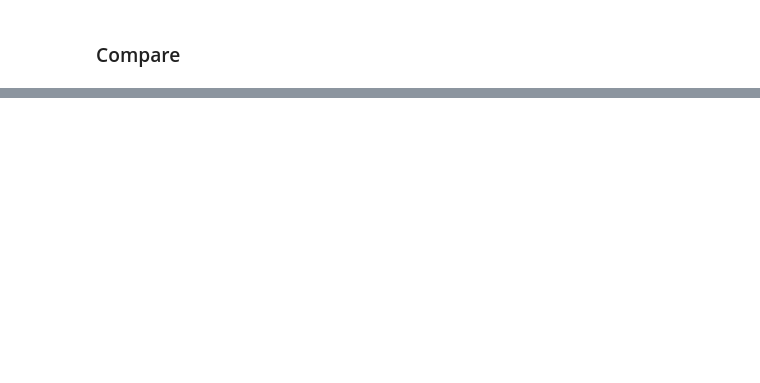
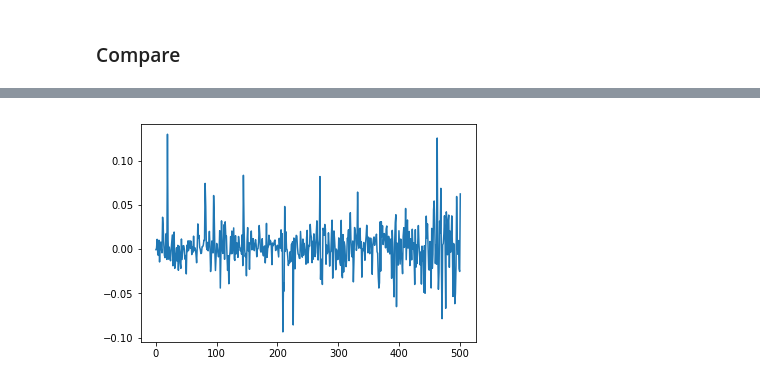
Before and after one commit to wywongbd/pairstrade-fyp-2019, a Jupyter notebook: jupyter-py/7a-Kalman-Filter-cointegration.ipynb, the cells around one changed output, grey strips where cells are left out. Drawn from its saved outputs; the diff is of its cells as text; code cells hidden in the pictures; blank space fills up the shorter version.

Commit message:
debugged kalman filter code

```diff
--- a/jupyter-py/7a-Kalman-Filter-cointegration.ipynb
+++ b/jupyter-py/7a-Kalman-Filter-cointegration.ipynb
@@ -182,3 +205,8 @@ rolling_df
+# %%
+plt.plot(rolling_df["logClose1"] - rolling_df["logClose2"] * rolling_df["kalman_alpha"] - rolling_df["kalman_beta"])
+plt.show()
+# %% [output]
+[figure, added]
 # %%
 plt.plot(rolling_df["rolling_ols_alpha"], color='b')
 plt.plot(rolling_df["kalman_alpha"], color='r')
```
Also changed, not shown: parts of 9 cells of this notebook.
